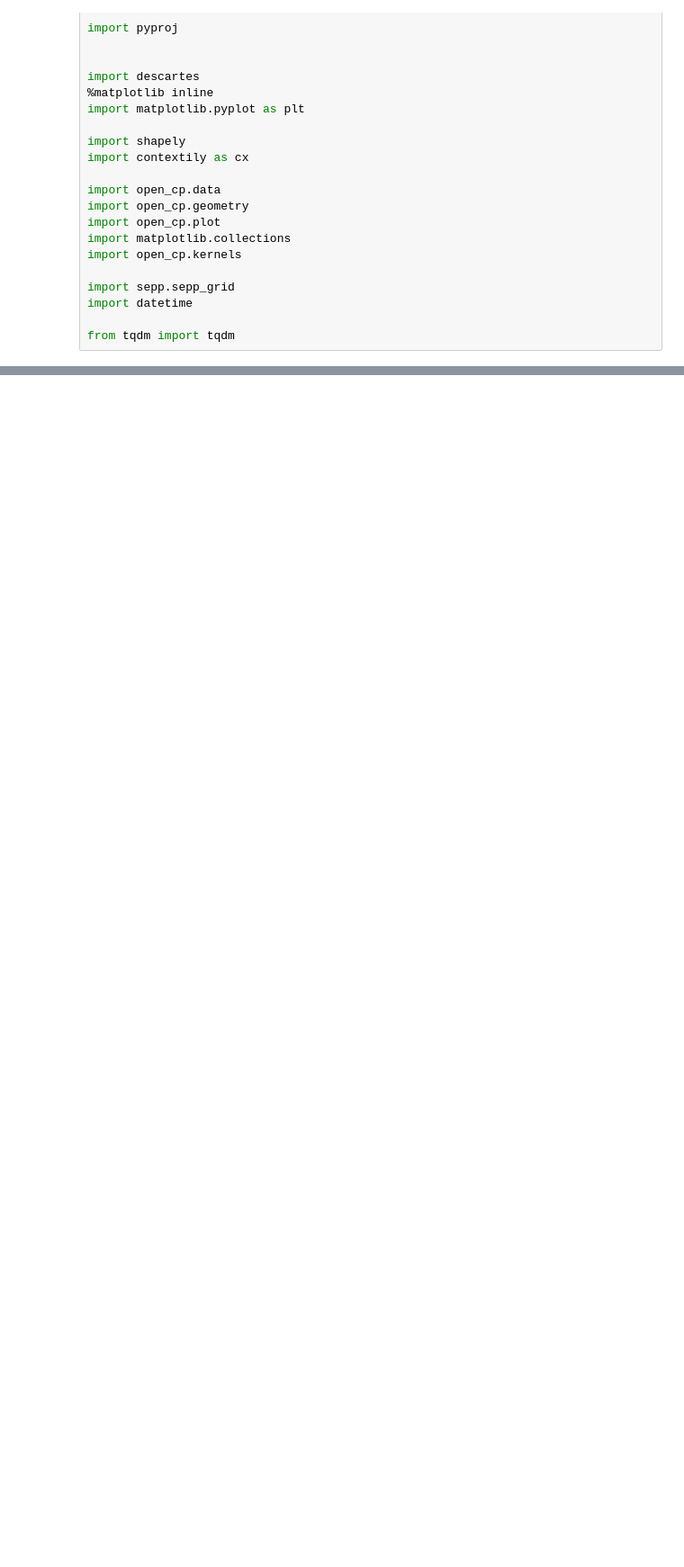
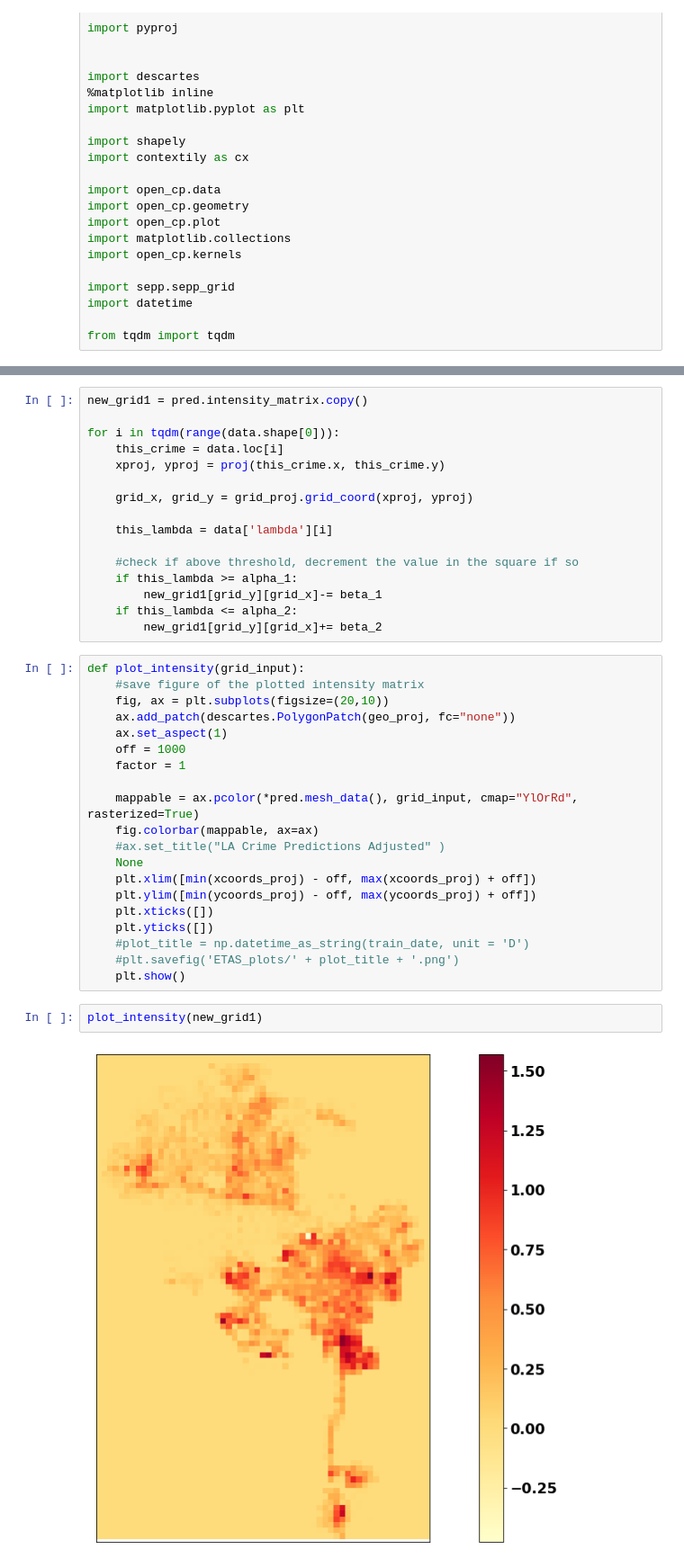
Before and after one commit to aulichney/predictive_policing_analysis, a Jupyter notebook: PredPolAnnie/InterventionAnalyze.ipynb, the cells around one changed output, grey strips where cells are left out. Shown: that part at 90% size. Cells and saved outputs as stored; diff of their text form; blank space fills up the shorter version.

```diff
--- a/PredPolAnnie/InterventionAnalyze.ipynb
+++ b/PredPolAnnie/InterventionAnalyze.ipynb
@@ -37,0 +265,40 @@ crime = crime[~((crime.LAT==0)&(crime.LON==0))]
+# %%
+new_grid1 = pred.intensity_matrix.copy()
+
+for i in tqdm(range(data.shape[0])):
+    this_crime = data.loc[i]
+    xproj, yproj = proj(this_crime.x, this_crime.y)
+
+    grid_x, grid_y = grid_proj.grid_coord(xproj, yproj)
+
+    this_lambda = data['lambda'][i]
+
+    #check if above threshold, decrement the value in the square if so
+    if this_lambda >= alpha_1:
+        new_grid1[grid_y][grid_x]-= beta_1
+    if this_lambda <= alpha_2:
+        new_grid1[grid_y][grid_x]+= beta_2
+# %%
+def plot_intensity(grid_input):
+    #save figure of the plotted intensity matrix
+    fig, ax = plt.subplots(figsize=(20,10))
+    ax.add_patch(descartes.PolygonPatch(geo_proj, fc="none"))
+    ax.set_aspect(1)
+    off = 1000
+    factor = 1
+
+    mappable = ax.pcolor(*pred.mesh_data(), grid_input, cmap="YlOrRd", rasterized=True)
+    fig.colorbar(mappable, ax=ax)
+    #ax.set_title("LA Crime Predictions Adjusted" )
+    None
+    plt.xlim([min(xcoords_proj) - off, max(xcoords_proj) + off])
+    plt.ylim([min(ycoords_proj) - off, max(ycoords_proj) + off])
+    plt.xticks([])
+    plt.yticks([])
+    #plot_title = np.datetime_as_string(train_date, unit = 'D')
+    #plt.savefig('ETAS_plots/' + plot_title + '.png')
+    plt.show()
+# %%
+plot_intensity(new_grid1)
+# %% [output]
+[figure, added]
```
Also changed, not shown: parts of 26 cells of this notebook, 4 other files.
